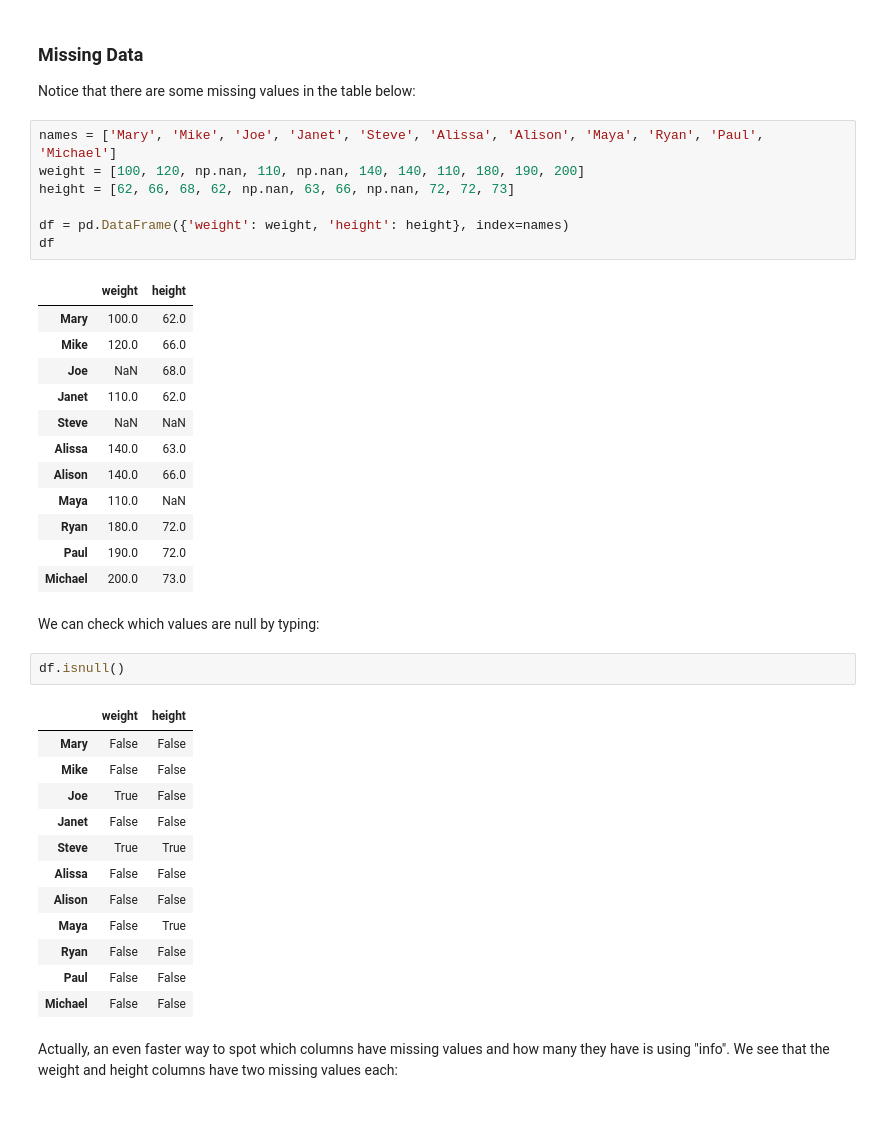
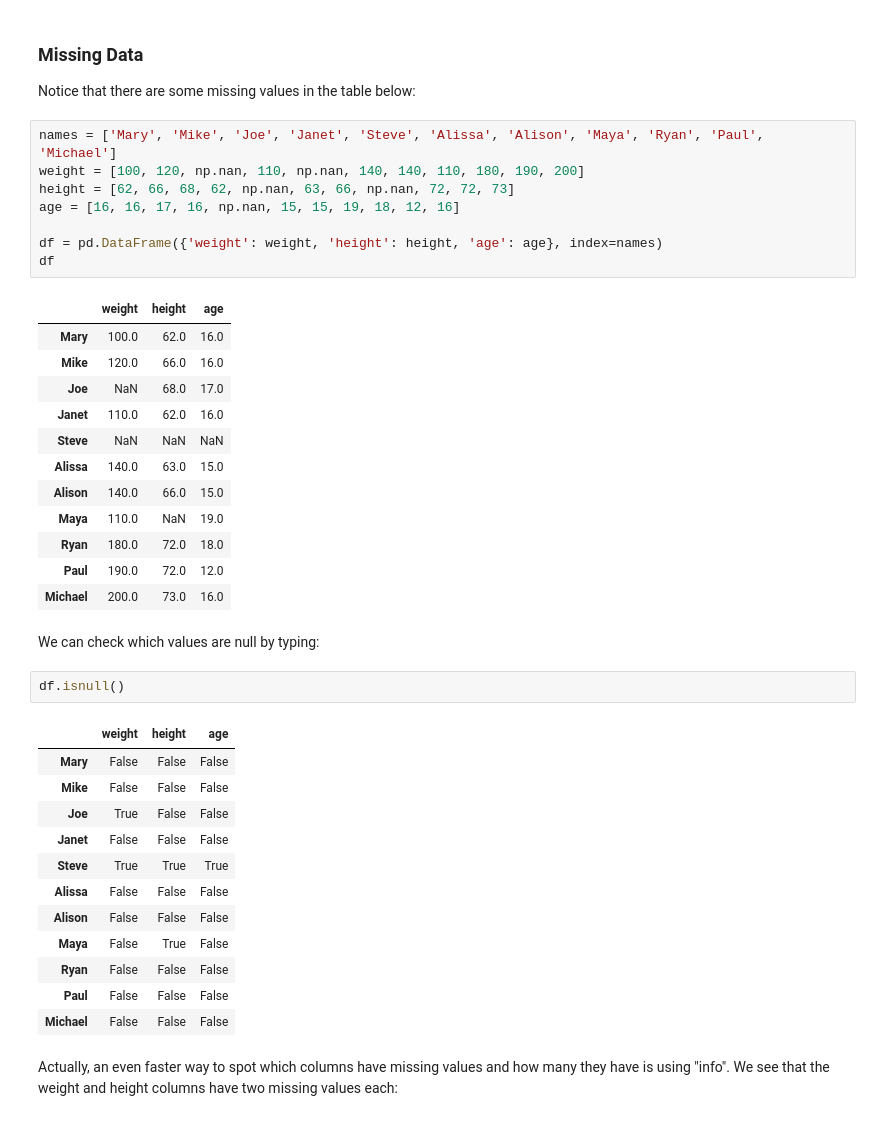
Before and after one commit to laurenshareshian/Machine-Learning-Course-Lessons, a Jupyter notebook: B - Pandas Basics/0 - Pandas Assignment/Pandas Basics Assignment.ipynb, the cells around one changed output. Cells and saved outputs as stored; diff of their text form.

```diff
--- a/B - Pandas Basics/0 - Pandas Assignment/Pandas Basics Assignment.ipynb
+++ b/B - Pandas Basics/0 - Pandas Assignment/Pandas Basics Assignment.ipynb
@@ -622,40 +622,41 @@ Notice that there are some missing values in the table below:
 # %%
 names = ['Mary', 'Mike', 'Joe', 'Janet', 'Steve', 'Alissa', 'Alison', 'Maya', 'Ryan', 'Paul', 'Michael']
 weight = [100, 120, np.nan, 110, np.nan, 140, 140, 110, 180, 190, 200]
 height = [62, 66, 68, 62, np.nan, 63, 66, np.nan, 72, 72, 73]
+age = [16, 16, 17, 16, np.nan, 15, 15, 19, 18, 12, 16]
 
-df = pd.DataFrame({'weight': weight, 'height': height}, index=names)
+df = pd.DataFrame({'weight': weight, 'height': height, 'age': age}, index=names)
 df
 # %% [output]
-|  | weight | height |
-| Mary | 100.0 | 62.0 |
-| Mike | 120.0 | 66.0 |
-| Joe | NaN | 68.0 |
-| Janet | 110.0 | 62.0 |
-| Steve | NaN | NaN |
-| Alissa | 140.0 | 63.0 |
-| Alison | 140.0 | 66.0 |
-| Maya | 110.0 | NaN |
-| Ryan | 180.0 | 72.0 |
-| Paul | 190.0 | 72.0 |
-| Michael | 200.0 | 73.0 |
+|  | weight | height | age |
+| Mary | 100.0 | 62.0 | 16.0 |
+| Mike | 120.0 | 66.0 | 16.0 |
+| Joe | NaN | 68.0 | 17.0 |
+| Janet | 110.0 | 62.0 | 16.0 |
+| Steve | NaN | NaN | NaN |
+| Alissa | 140.0 | 63.0 | 15.0 |
+| Alison | 140.0 | 66.0 | 15.0 |
+| Maya | 110.0 | NaN | 19.0 |
+| Ryan | 180.0 | 72.0 | 18.0 |
+| Paul | 190.0 | 72.0 | 12.0 |
+| Michael | 200.0 | 73.0 | 16.0 |
 # %% [markdown]
 We can check which values are null by typing:
 # %%
 df.isnull()
 # %% [output]
-|  | weight | height |
-| Mary | False | False |
-| Mike | False | False |
-| Joe | True | False |
-| Janet | False | False |
-| Steve | True | True |
-| Alissa | False | False |
-| Alison | False | False |
-| Maya | False | True |
-| Ryan | False | False |
-| Paul | False | False |
-| Michael | False | False |
+|  | weight | height | age |
+| Mary | False | False | False |
+| Mike | False | False | False |
+| Joe | True | False | False |
+| Janet | False | False | False |
+| Steve | True | True | True |
+| Alissa | False | False | False |
+| Alison | False | False | False |
+| Maya | False | True | False |
+| Ryan | False | False | False |
+| Paul | False | False | False |
+| Michael | False | False | False |
 # %% [markdown]
 Actually, an even faster way to spot which columns have missing values and how many they have is using "info". We see that the weight and height columns have two missing values each:
 # %%
```
Also changed, not shown: parts of 16 cells of this notebook, 32 other files.
